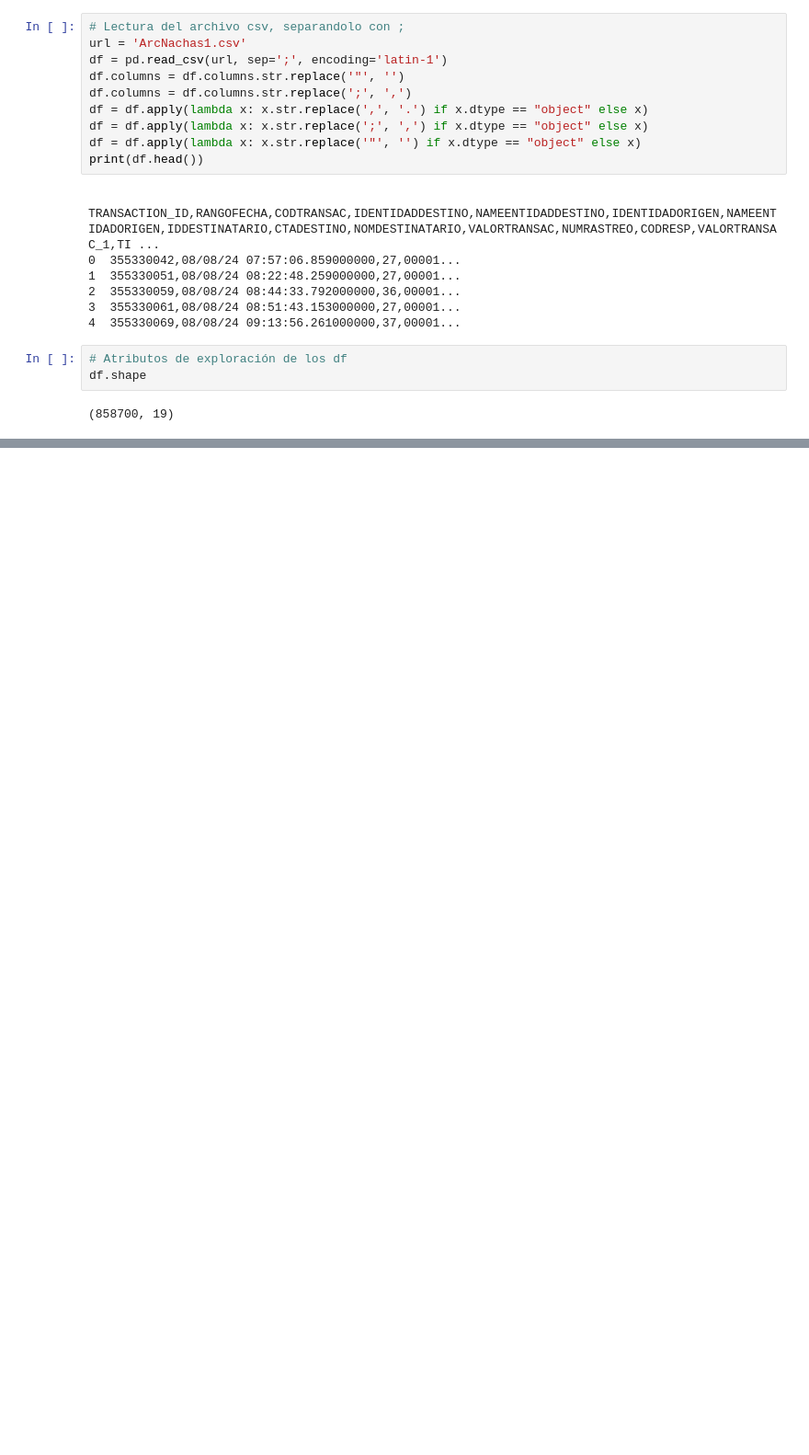
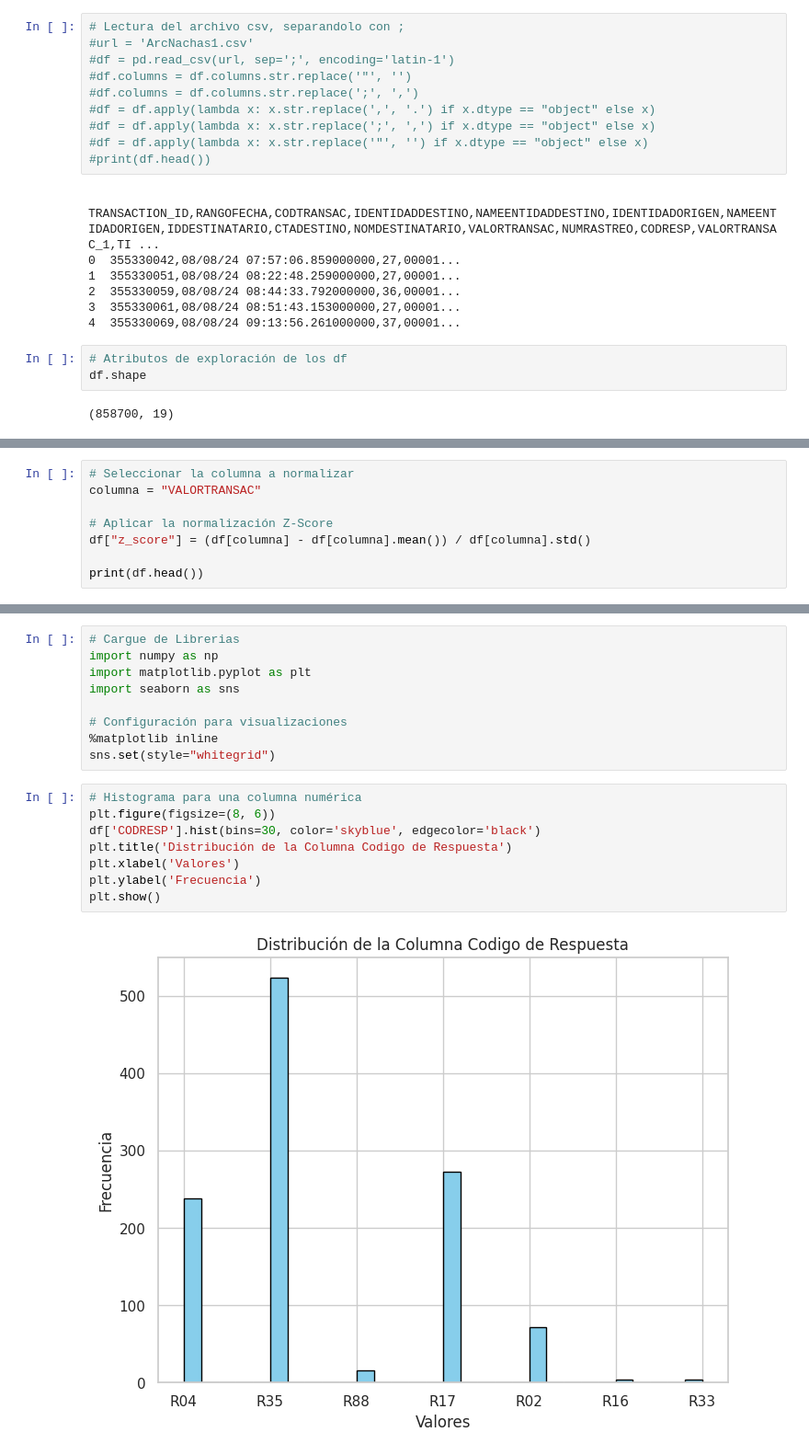
Before and after one commit to oerv13/Ibero, a Jupyter notebook: Algoritmos.ipynb, the cells around one changed output, grey strips where cells are left out. Shown at 92% size. Saved outputs shown, nothing was run; the diff lists cells and outputs as text; blank space fills up the shorter version.

```diff
--- a/Algoritmos.ipynb
+++ b/Algoritmos.ipynb
@@ -30,14 +30,14 @@ df
 858700 rows × 19 columns
 # %%
 # Lectura del archivo csv, separandolo con ;
-url = 'ArcNachas1.csv'
-df = pd.read_csv(url, sep=';', encoding='latin-1')
-df.columns = df.columns.str.replace('"', '')
-df.columns = df.columns.str.replace(';', ',')
-df = df.apply(lambda x: x.str.replace(',', '.') if x.dtype == "object" else x)
-df = df.apply(lambda x: x.str.replace(';', ',') if x.dtype == "object" else x)
-df = df.apply(lambda x: x.str.replace('"', '') if x.dtype == "object" else x)
-print(df.head())
+#url = 'ArcNachas1.csv'
+#df = pd.read_csv(url, sep=';', encoding='latin-1')
+#df.columns = df.columns.str.replace('"', '')
+#df.columns = df.columns.str.replace(';', ',')
+#df = df.apply(lambda x: x.str.replace(',', '.') if x.dtype == "object" else x)
+#df = df.apply(lambda x: x.str.replace(';', ',') if x.dtype == "object" else x)
+#df = df.apply(lambda x: x.str.replace('"', '') if x.dtype == "object" else x)
+#print(df.head())
 # %% [output]
   TRANSACTION_ID,RANGOFECHA,CODTRANSAC,IDENTIDADDESTINO,NAMEENTIDADDESTINO,IDENTIDADORIGEN,NAMEENTIDADORIGEN,IDDESTINATARIO,CTADESTINO,NOMDESTINATARIO,VALORTRANSAC,NUMRASTREO,CODRESP,VALORTRANSAC_1,TI ...
 0  355330042,08/08/24 07:57:06.859000000,27,00001...
@@ -52,0 +169,8 @@ df.shape
+# %%
+# Seleccionar la columna a normalizar
+columna = "VALORTRANSAC"
+
+# Aplicar la normalización Z-Score
+df["z_score"] = (df[columna] - df[columna].mean()) / df[columna].std()
+
+print(df.head())
@@ -52,0 +195,19 @@ df.shape
+# %%
+# Cargue de Librerias
+import numpy as np
+import matplotlib.pyplot as plt
+import seaborn as sns
+
+# Configuración para visualizaciones
+%matplotlib inline
+sns.set(style="whitegrid")
+# %%
+# Histograma para una columna numérica
+plt.figure(figsize=(8, 6))
+df['CODRESP'].hist(bins=30, color='skyblue', edgecolor='black')
+plt.title('Distribución de la Columna Codigo de Respuesta')
+plt.xlabel('Valores')
+plt.ylabel('Frecuencia')
+plt.show()
+# %% [output]
+[figure, added]
```
Also changed, not shown: parts of 19 cells of this notebook.
